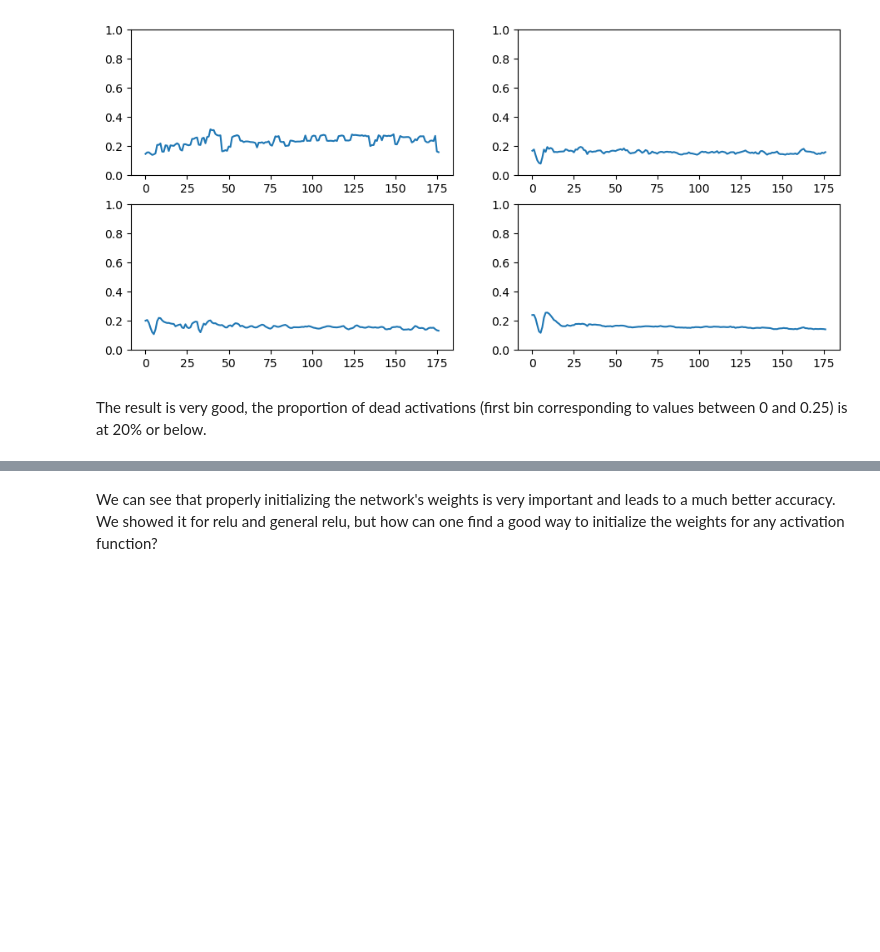
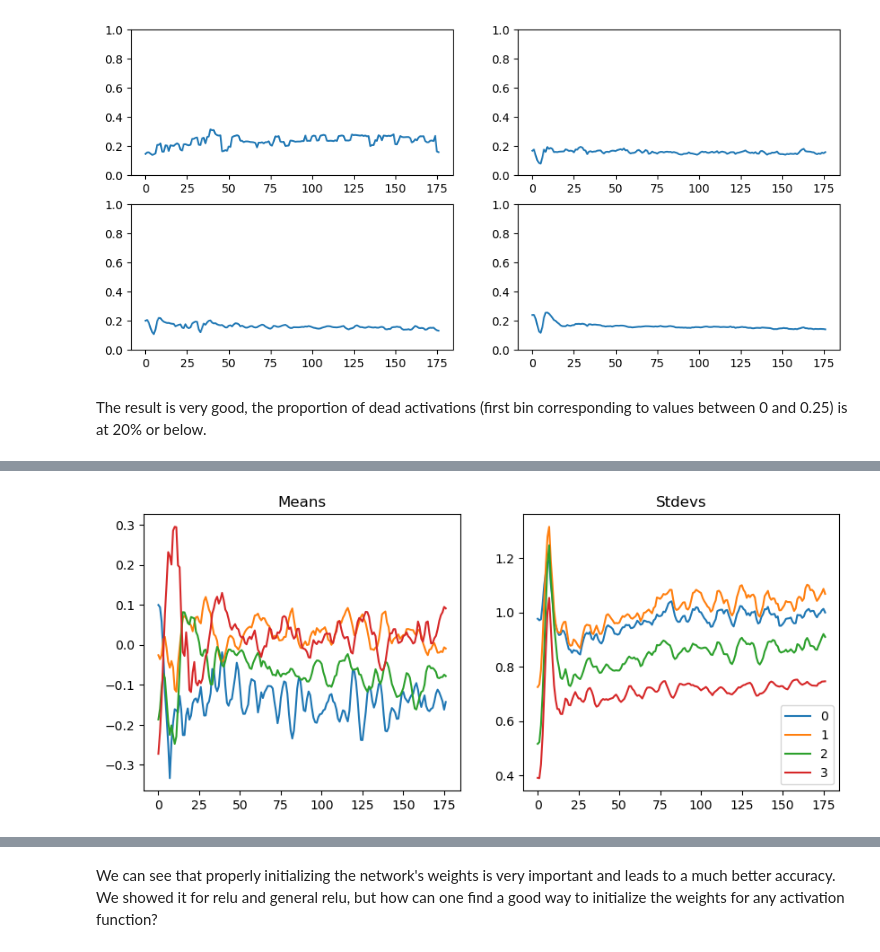
Before and after one commit to Ryvikk/build-miniai, a Jupyter notebook: nbs/11_initializing.ipynb, the cells around one changed output, grey strips where cells are left out. Drawn from its saved outputs; the diff is of its cells as text; code cells hidden in the pictures; blank space fills up the shorter version.

```diff
--- a/nbs/11_initializing.ipynb
+++ b/nbs/11_initializing.ipynb
@@ -328,0 +407,4 @@ The result is very good, the proportion of dead activations (first bin correspon
+# %%
+astats.plot_stats()
+# %% [output]
+[figure, added]
```
Also changed, not shown: parts of 23 cells of this notebook, 6 other files.
